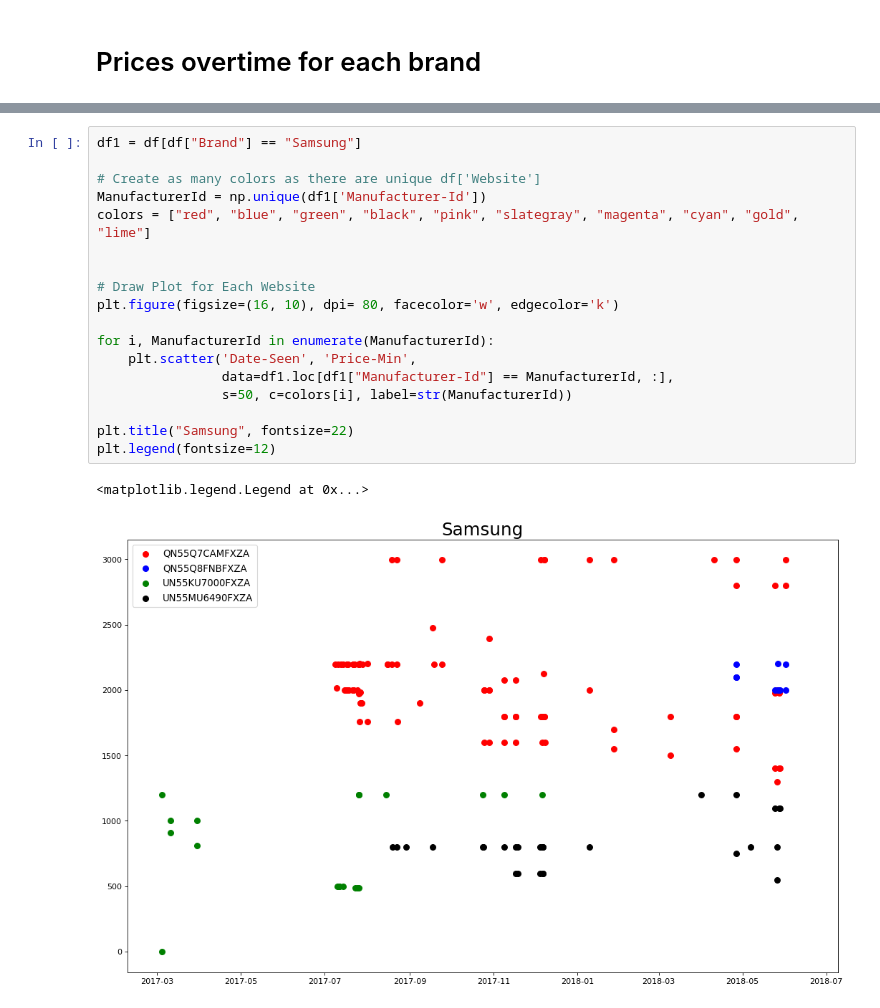
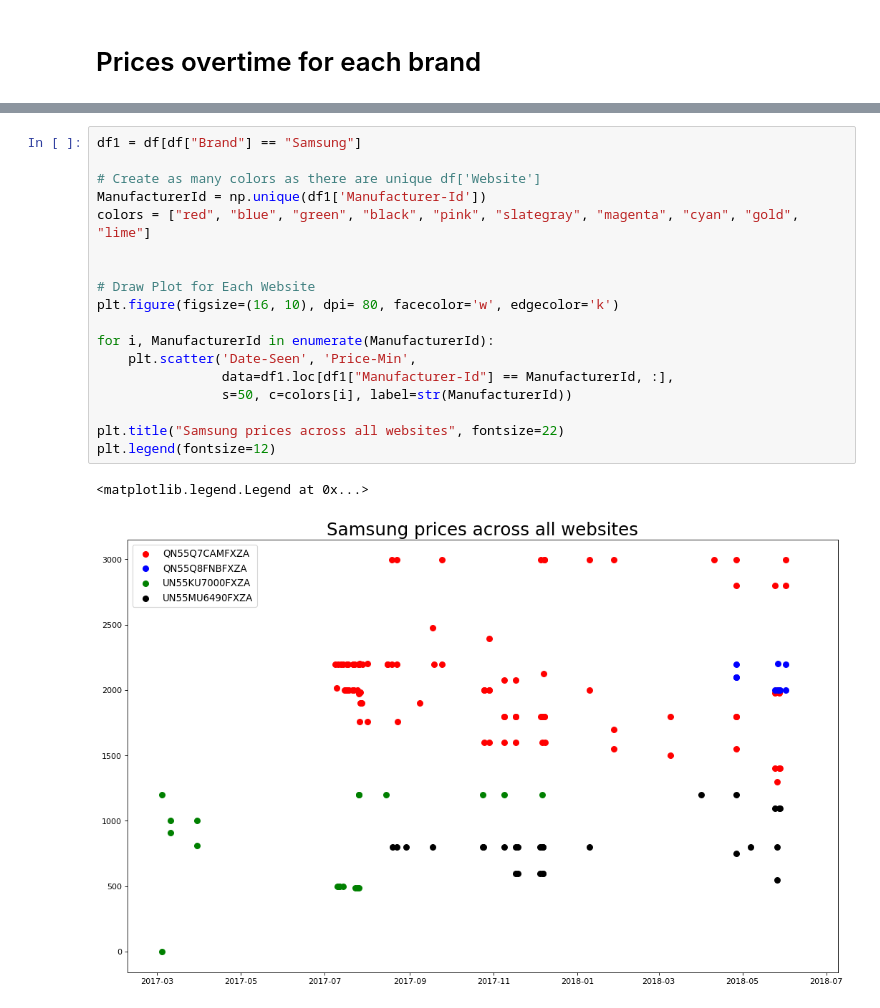
Before and after one commit to sitathomas/NYCDSA_Hackathon_720, a Jupyter notebook: Penetration pricing.ipynb, the cells around one changed output, grey strips where cells are left out. Cells and saved outputs as stored; diff of their text form.

```diff
--- a/Penetration pricing.ipynb
+++ b/Penetration pricing.ipynb
@@ -250,21 +286,21 @@ plt.legend(fontsize=12)
 # %%
 df1 = df[df["Brand"] == "Samsung"]
 
 # Create as many colors as there are unique df['Website']
 ManufacturerId = np.unique(df1['Manufacturer-Id'])
 colors = ["red", "blue", "green", "black", "pink", "slategray", "magenta", "cyan", "gold", "lime"]
 
 
 # Draw Plot for Each Website
 plt.figure(figsize=(16, 10), dpi= 80, facecolor='w', edgecolor='k')
 
 for i, ManufacturerId in enumerate(ManufacturerId):
     plt.scatter('Date-Seen', 'Price-Min',
                 data=df1.loc[df1["Manufacturer-Id"] == ManufacturerId, :],
                 s=50, c=colors[i], label=str(ManufacturerId))
 
-plt.title("Samsung", fontsize=22)
+plt.title("Samsung prices across all websites", fontsize=22)
 plt.legend(fontsize=12)
 # %% [output]
 <matplotlib.legend.Legend at 0x...>
-[figure, old version]
+[figure, new version]
```
Also changed, not shown: parts of 13 cells of this notebook.
